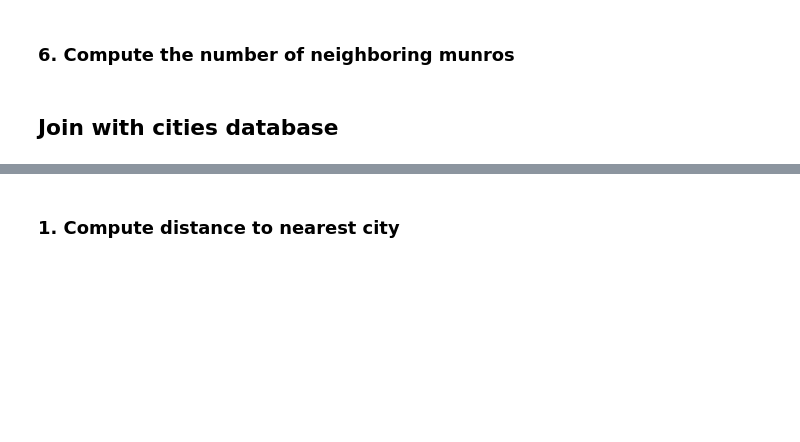
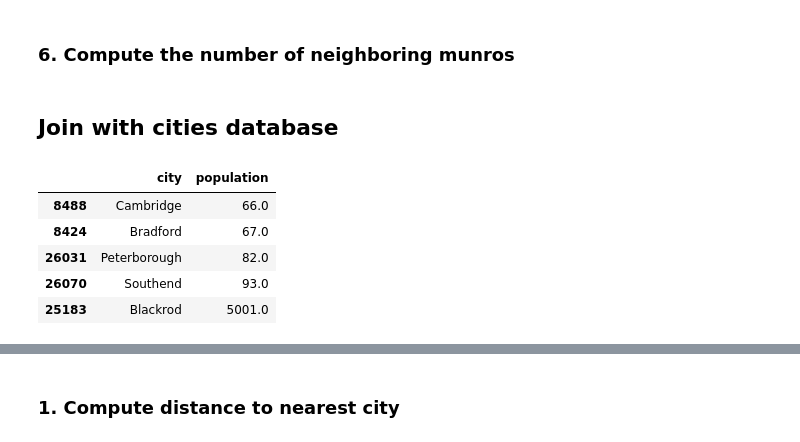
Before and after one commit to filipbalucha/FDS_final_project, a Jupyter notebook: data_processing.ipynb, the cells around one changed output, grey strips where cells are left out. Cells and saved outputs as stored; diff of their text form; code cells hidden in the pictures; blank space fills up the shorter version.

```diff
--- a/data_processing.ipynb
+++ b/data_processing.ipynb
@@ -517,0 +515,10 @@ df_cities = df_cities[df_cities['population'] >= 100]
+# %%
+# Investigate smallest cities
+df_cities.sort_values('population').head(5)[['city', 'population']]
+# %% [output]
+|  | city | population |
+| 8488 | Cambridge | 66.0 |
+| 8424 | Bradford | 67.0 |
+| 26031 | Peterborough | 82.0 |
+| 26070 | Southend | 93.0 |
+| 25183 | Blackrod | 5001.0 |
```
Also changed, not shown: parts of 4 cells of this notebook, 15 other files.
